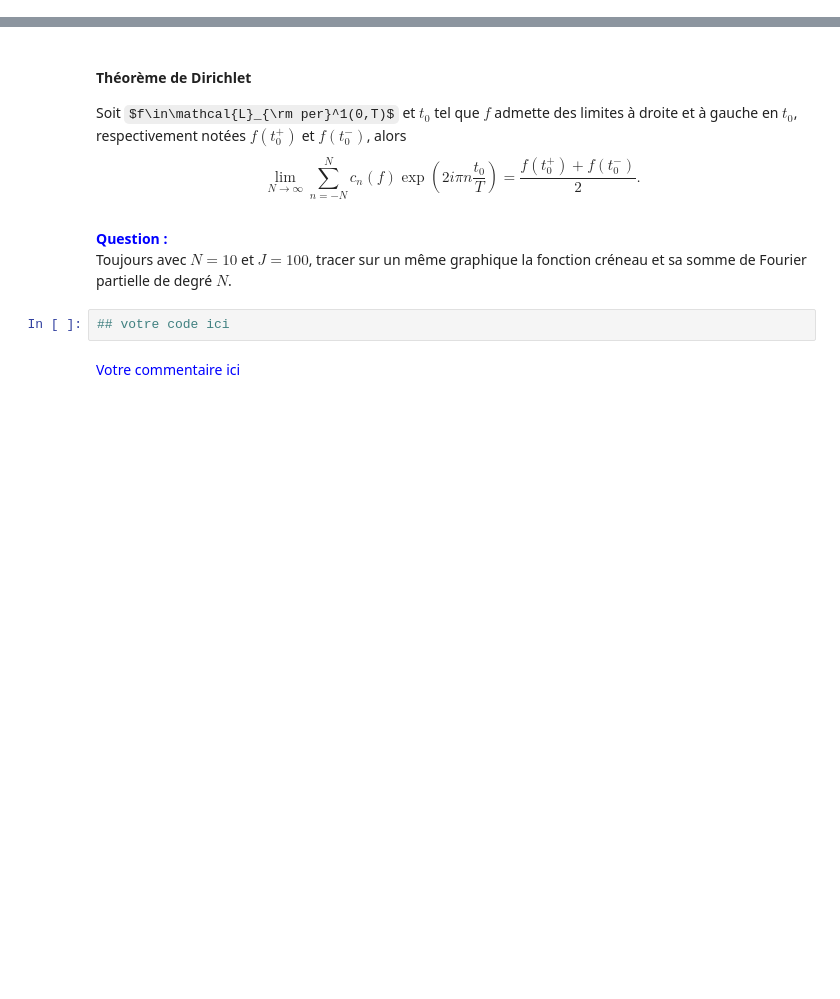
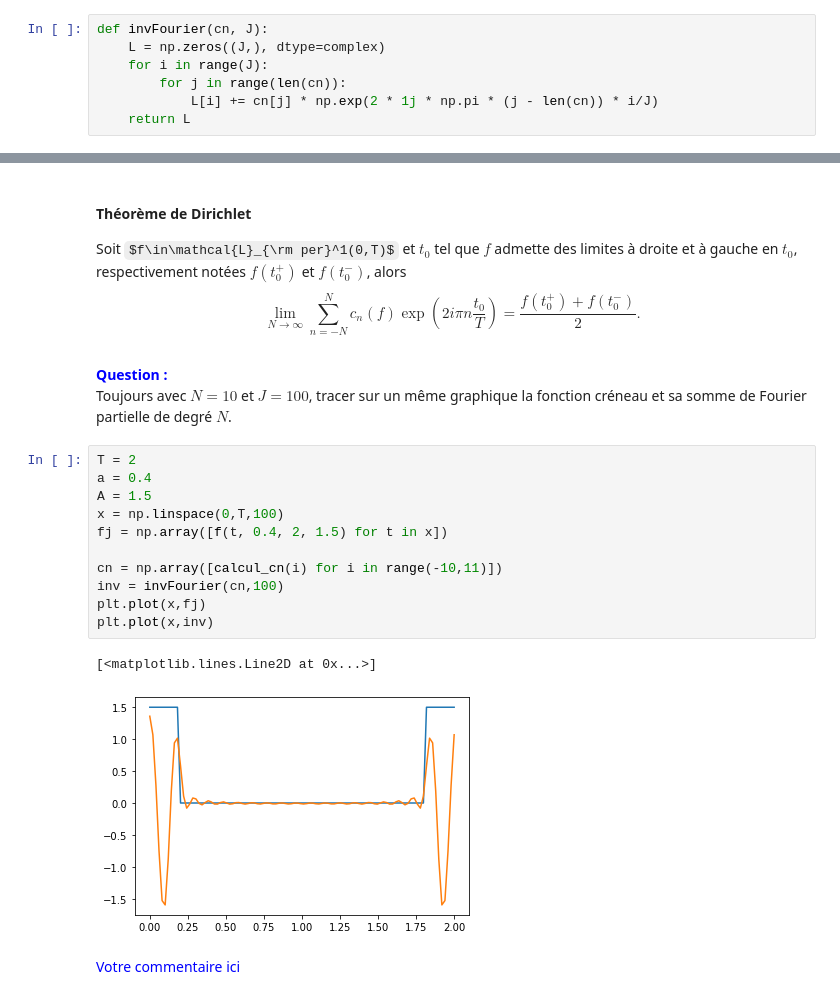
Before and after one commit to IvanSalle/TP_Fourier, a Jupyter notebook: TPFourier2024.ipynb, the cells around one changed output, grey strips where cells are left out. Drawn from its saved outputs; the diff is of its cells as text; some formulas as TeX source; blank space fills up the shorter version.

```diff
--- a/TPFourier2024.ipynb
+++ b/TPFourier2024.ipynb
@@ -393,3 +395,10 @@ def invFourier(cn, J):
+# %%
+def invFourier(cn, J):
+    L = np.zeros((J,), dtype=complex)
+    for i in range(J):
+        for j in range(len(cn)):
+            L[i] += cn[j] * np.exp(2 * 1j * np.pi * (j - len(cn)) * i/J)
+    return L
 # %% [markdown]
 ### 3.3. Un exemple
 
@@ -493,8 +565,20 @@ Soit $f\in\mathcal{L}_{\rm per}^1(0,T)$ et $t_0$ tel que $f$ admette des limites
 # %% [markdown]
 **<font color = blue>Question :</font>**
 Toujours avec $N=10$ et $J=100$, tracer sur un même graphique la fonction créneau et sa somme de Fourier partielle de degré $N$.
-# %%
-## votre code ici
+# %%
+T = 2
+a = 0.4
+A = 1.5
+x = np.linspace(0,T,100)
+fj = np.array([f(t, 0.4, 2, 1.5) for t in x])
+
+cn = np.array([calcul_cn(i) for i in range(-10,11)])
+inv = invFourier(cn,100)
+plt.plot(x,fj)
+plt.plot(x,inv)
+# %% [output]
+[<matplotlib.lines.Line2D at 0x...>]
+[figure, added]
 # %% [markdown]
 <font color = blue>Votre commentaire ici</font>
 # %% [markdown]
```
Also changed, not shown: parts of 15 cells of this notebook.
